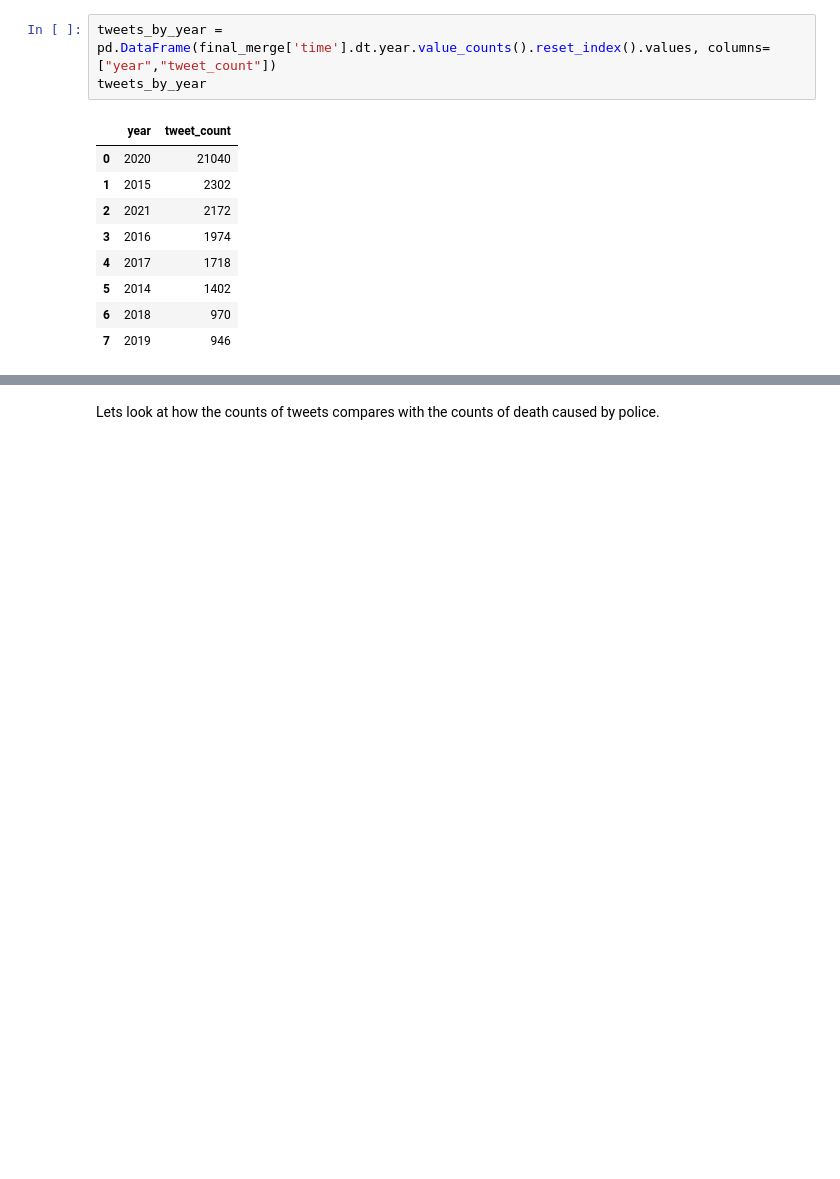
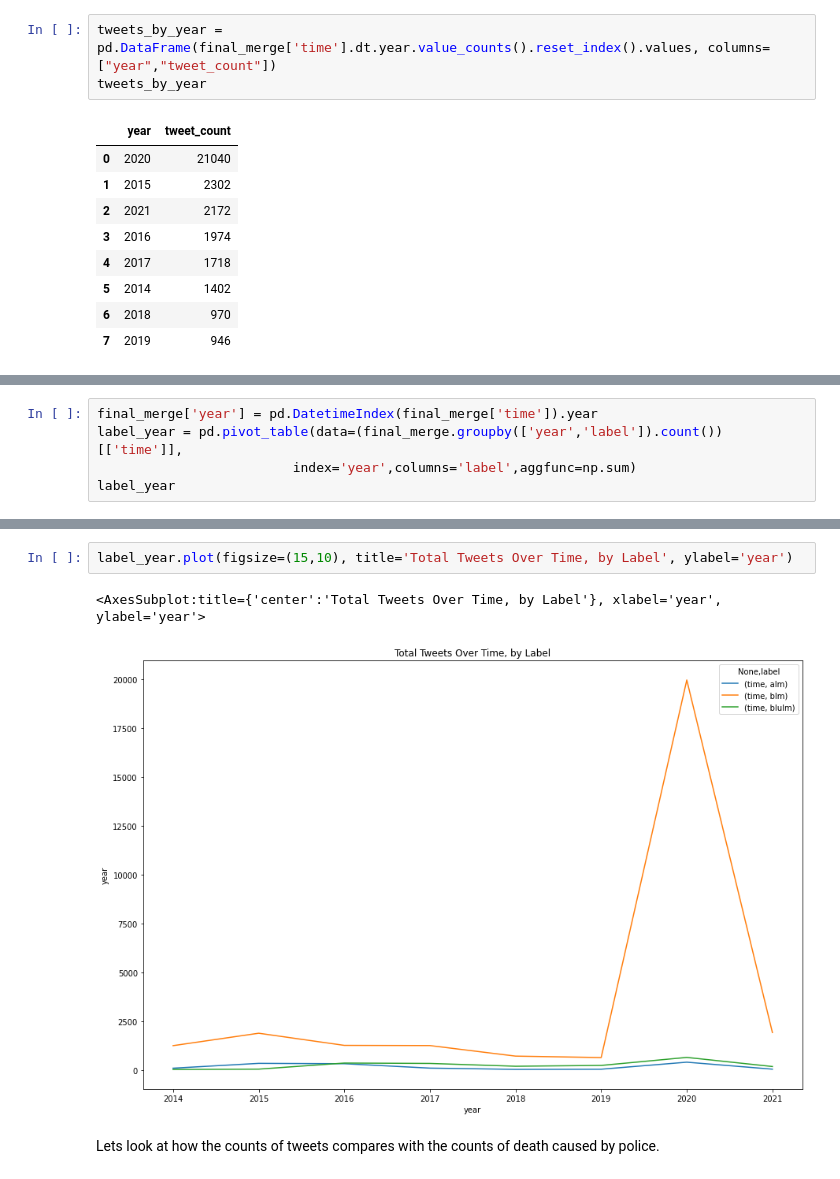
Before and after one commit to dowoma/DDS_BLM, a Jupyter notebook: data_cleaning_eda.ipynb, the cells around one changed output, grey strips where cells are left out. Saved outputs shown, nothing was run; the diff lists cells and outputs as text; blank space fills up the shorter version.

```diff
--- a/data_cleaning_eda.ipynb
+++ b/data_cleaning_eda.ipynb
@@ -1065,0 +1071,5 @@ sns.lineplot(
+# %%
+final_merge['year'] = pd.DatetimeIndex(final_merge['time']).year
+label_year = pd.pivot_table(data=(final_merge.groupby(['year','label']).count())[['time']],
+                         index='year',columns='label',aggfunc=np.sum)
+label_year
@@ -1066,3 +1088,8 @@ sns.lineplot(
+# %%
+label_year.plot(figsize=(15,10), title='Total Tweets Over Time, by Label', ylabel='year')
+# %% [output]
+<AxesSubplot:title={'center':'Total Tweets Over Time, by Label'}, xlabel='year', ylabel='year'>
+[figure, added]
 # %% [markdown]
 Lets look at how the counts of tweets compares with the counts of death caused by police.
 # %%
```
Also changed, not shown: parts of 5 cells of this notebook.
